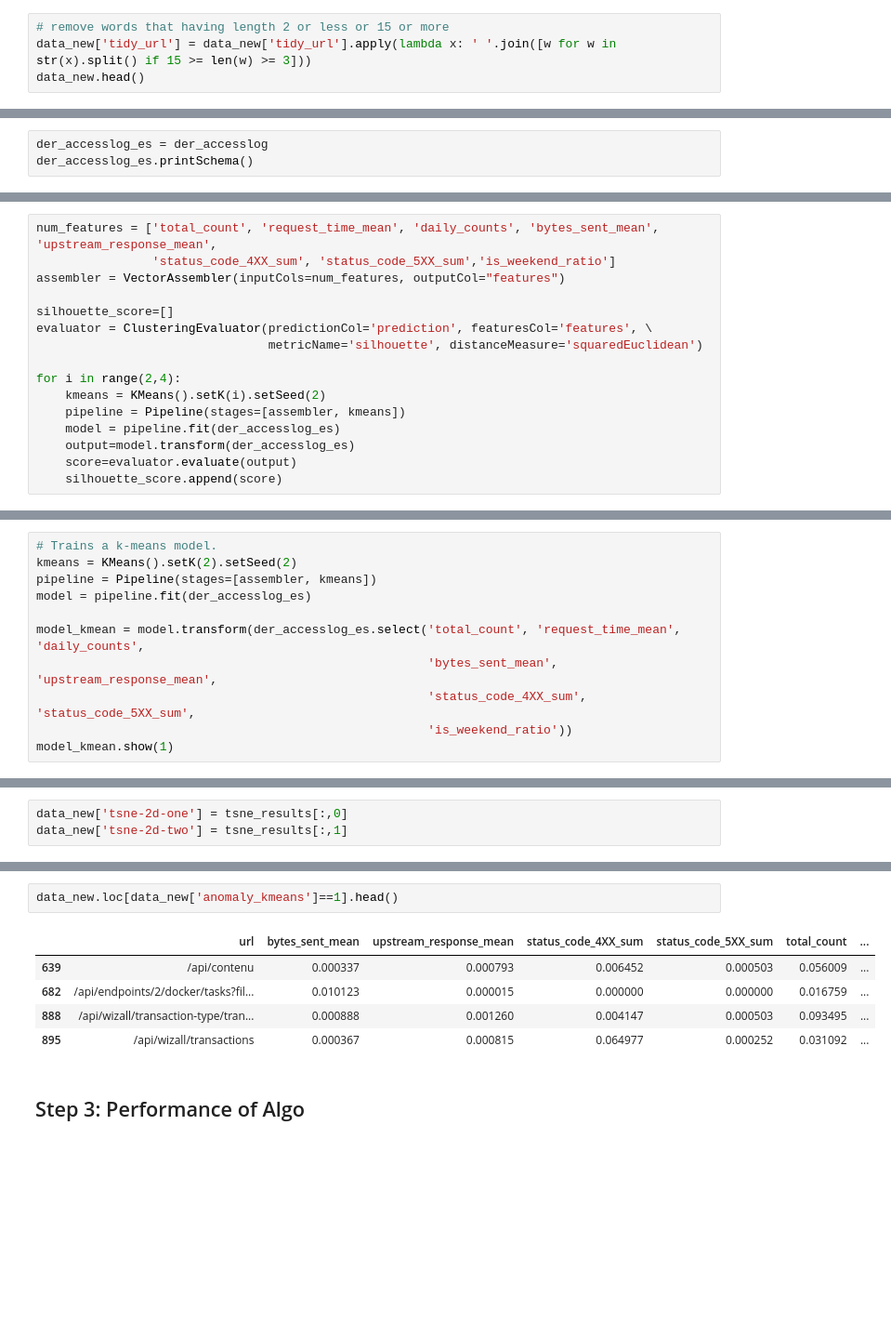
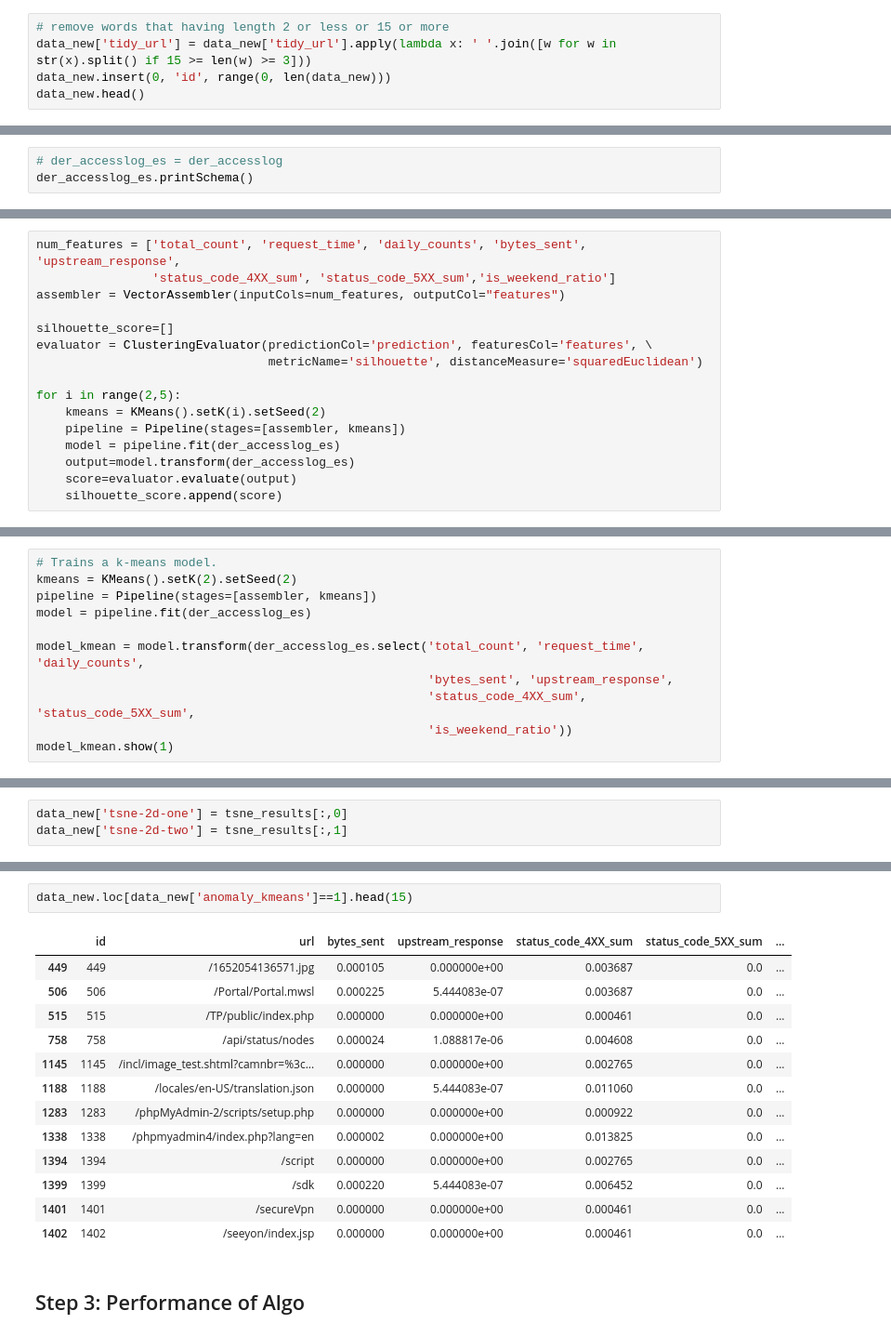
Before and after one commit to mblaster00/Data-Pipeline-For-Anomalies-Detection, a Jupyter notebook: Model_Anomalies_Detection_Based_On_Nginx_AccessLog.ipynb, the cells around one changed output, grey strips where cells are left out. Shown at 93% size. Cells and saved outputs as stored; diff of their text form; blank space fills up the shorter version.

```diff
--- a/Model_Anomalies_Detection_Based_On_Nginx_AccessLog.ipynb
+++ b/Model_Anomalies_Detection_Based_On_Nginx_AccessLog.ipynb
@@ -501,5 +532,6 @@ data_new['tidy_url'] = data_new['url'].str.replace("[^a-zA-Z#0-9]", " ")
 # %%
 # remove words that having length 2 or less or 15 or more
 data_new['tidy_url'] = data_new['tidy_url'].apply(lambda x: ' '.join([w for w in str(x).split() if 15 >= len(w) >= 3]))
+data_new.insert(0, 'id', range(0, len(data_new)))
 data_new.head()
 # %% [output]
@@ -699,7 +738,7 @@ der_accesslog_es = spark.read.format("es") \
     .option("es.net.http.auth.pass", "ianwY00bkcKt13TfJvd6" ) \
     .load("der_accesslog")
 # %%
-der_accesslog_es = der_accesslog
+# der_accesslog_es = der_accesslog
 der_accesslog_es.printSchema()
 # %% [output]
 root
@@ -738,7 +779,7 @@ def best_params(i):
     silhouette_score.append(score)
     print("Silhouette Score:",score)
 # %%
-num_features = ['total_count', 'request_time_mean', 'daily_counts', 'bytes_sent_mean', 'upstream_response_mean',
+num_features = ['total_count', 'request_time', 'daily_counts', 'bytes_sent', 'upstream_response',
                 'status_code_4XX_sum', 'status_code_5XX_sum','is_weekend_ratio']
 assembler = VectorAssembler(inputCols=num_features, outputCol="features")
 
@@ -746,7 +787,7 @@ silhouette_score=[]
 evaluator = ClusteringEvaluator(predictionCol='prediction', featuresCol='features', \
                                 metricName='silhouette', distanceMeasure='squaredEuclidean')
 
-for i in range(2,4):
+for i in range(2,5):
     kmeans = KMeans().setK(i).setSeed(2)
     pipeline = Pipeline(stages=[assembler, kmeans])
     model = pipeline.fit(der_accesslog_es)
@@ -768,8 +809,8 @@ kmeans = KMeans().setK(2).setSeed(2)
 pipeline = Pipeline(stages=[assembler, kmeans])
 model = pipeline.fit(der_accesslog_es)
 
-model_kmean = model.transform(der_accesslog_es.select('total_count', 'request_time_mean', 'daily_counts',
-                                                      'bytes_sent_mean', 'upstream_response_mean',
+model_kmean = model.transform(der_accesslog_es.select('total_count', 'request_time', 'daily_counts',
+                                                      'bytes_sent', 'upstream_response',
                                                       'status_code_4XX_sum', 'status_code_5XX_sum',
                                                       'is_weekend_ratio'))
 model_kmean.show(1)
@@ -835,11 +876,19 @@ sns.scatterplot(
 # %%
-data_new.loc[data_new['anomaly_kmeans']==1].head()
+data_new.loc[data_new['anomaly_kmeans']==1].head(15)
 # %% [output]
-|  | url | bytes_sent_mean | upstream_response_mean | status_code_4XX_sum | status_code_5XX_sum | total_count | ... |
-| 639 | /api/contenu | 0.000337 | 0.000793 | 0.006452 | 0.000503 | 0.056009 | ... |
-| 682 | /api/endpoints/2/docker/tasks?fil... | 0.010123 | 0.000015 | 0.000000 | 0.000000 | 0.016759 | ... |
-| 888 | /api/wizall/transaction-type/tran... | 0.000888 | 0.001260 | 0.004147 | 0.000503 | 0.093495 | ... |
-| 895 | /api/wizall/transactions | 0.000367 | 0.000815 | 0.064977 | 0.000252 | 0.031092 | ... |
+|  | id | url | bytes_sent | upstream_response | status_code_4XX_sum | status_code_5XX_sum | ... |
+| 449 | 449 | /1652054136571.jpg | 0.000105 | 0.000000e+00 | 0.003687 | 0.0 | ... |
+| 506 | 506 | /Portal/Portal.mwsl | 0.000225 | 5.444083e-07 | 0.003687 | 0.0 | ... |
+| 515 | 515 | /TP/public/index.php | 0.000000 | 0.000000e+00 | 0.000461 | 0.0 | ... |
+| 758 | 758 | /api/status/nodes | 0.000024 | 1.088817e-06 | 0.004608 | 0.0 | ... |
+| 1145 | 1145 | /incl/image_test.shtml?camnbr=%3c... | 0.000000 | 0.000000e+00 | 0.002765 | 0.0 | ... |
+| 1188 | 1188 | /locales/en-US/translation.json | 0.000000 | 5.444083e-07 | 0.011060 | 0.0 | ... |
+| 1283 | 1283 | /phpMyAdmin-2/scripts/setup.php | 0.000000 | 0.000000e+00 | 0.000922 | 0.0 | ... |
+| 1338 | 1338 | /phpmyadmin4/index.php?lang=en | 0.000002 | 0.000000e+00 | 0.013825 | 0.0 | ... |
+| 1394 | 1394 | /script | 0.000000 | 0.000000e+00 | 0.002765 | 0.0 | ... |
+| 1399 | 1399 | /sdk | 0.000220 | 5.444083e-07 | 0.006452 | 0.0 | ... |
+| 1401 | 1401 | /secureVpn | 0.000000 | 0.000000e+00 | 0.000461 | 0.0 | ... |
+| 1402 | 1402 | /seeyon/index.jsp | 0.000000 | 0.000000e+00 | 0.000461 | 0.0 | ... |
 # %% [markdown]
 <h2>Step 3: Performance of Algo</h2>
 # %% [markdown]
```
Also changed, not shown: parts of 43 cells of this notebook, 7 other files.
